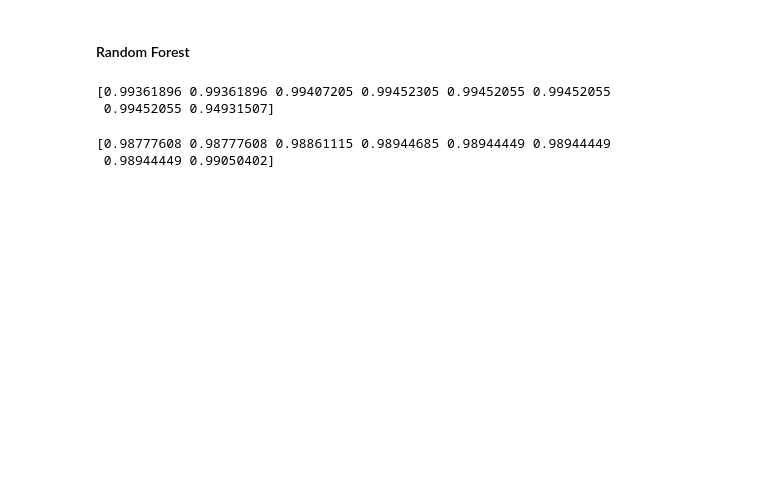
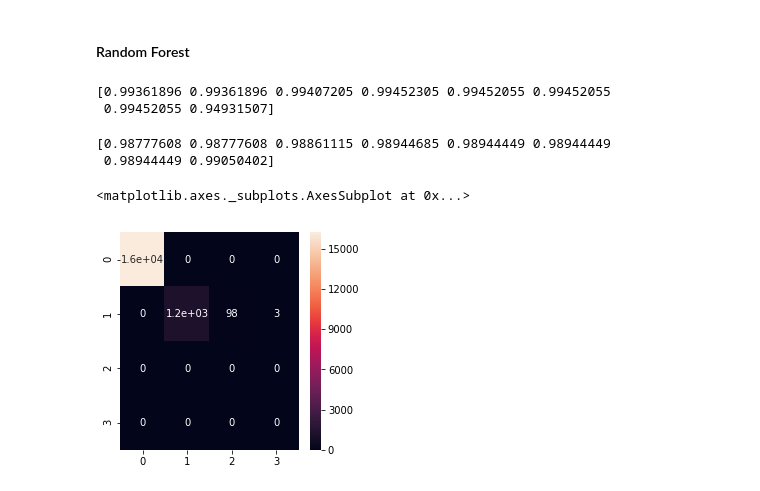
Before and after one commit to yixiaoyang/SmallData, a Jupyter notebook: Accident/accident.ipynb, the cells around one changed output. Cells and saved outputs as stored; diff of their text form; code cells hidden in the pictures; blank space fills up the shorter version.

```diff
--- a/Accident/accident.ipynb
+++ b/Accident/accident.ipynb
@@ -378,10 +401,20 @@ cv_scores(clf_linear, acc_prepared, acc_labels)
 from sklearn.ensemble import RandomForestClassifier
 
 clf_rf = RandomForestClassifier(max_depth=4, random_state=0)
-#clf_rf.fit(acc_prepared, acc_labels)
+clf_rf.fit(acc_prepared, acc_labels)
 cv_scores(clf_rf, acc_prepared, acc_labels)
 # %% [output]
 [0.99361896 0.99361896 0.99407205 0.99452305 0.99452055 0.99452055
  0.99452055 0.94931507]
 [0.98777608 0.98777608 0.98861115 0.98944685 0.98944449 0.98944449
  0.98944449 0.99050402]
+# %%
+clf_rf_predict = clf_rf.predict(acc_prepared)
+con_array = confusion_matrix(clf_rf_predict, acc_labels)
+df_cm = pd.DataFrame(con_array, index = [i for i in "0123"],
+                     columns = [i for i in "0123"])
+plt.figure(figsize = (4,4))
+sn.heatmap(df_cm, annot=True)
+# %% [output]
+<matplotlib.axes._subplots.AxesSubplot at 0x...>
+[figure, added]
```
Also changed, not shown: parts of 4 cells of this notebook, 2 other files.
